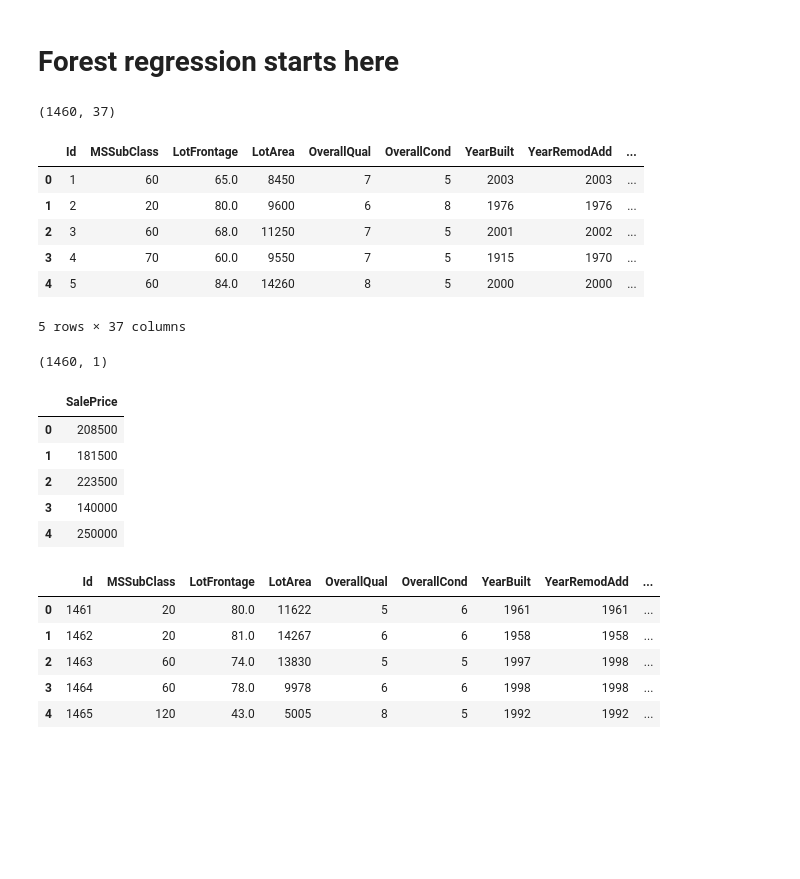
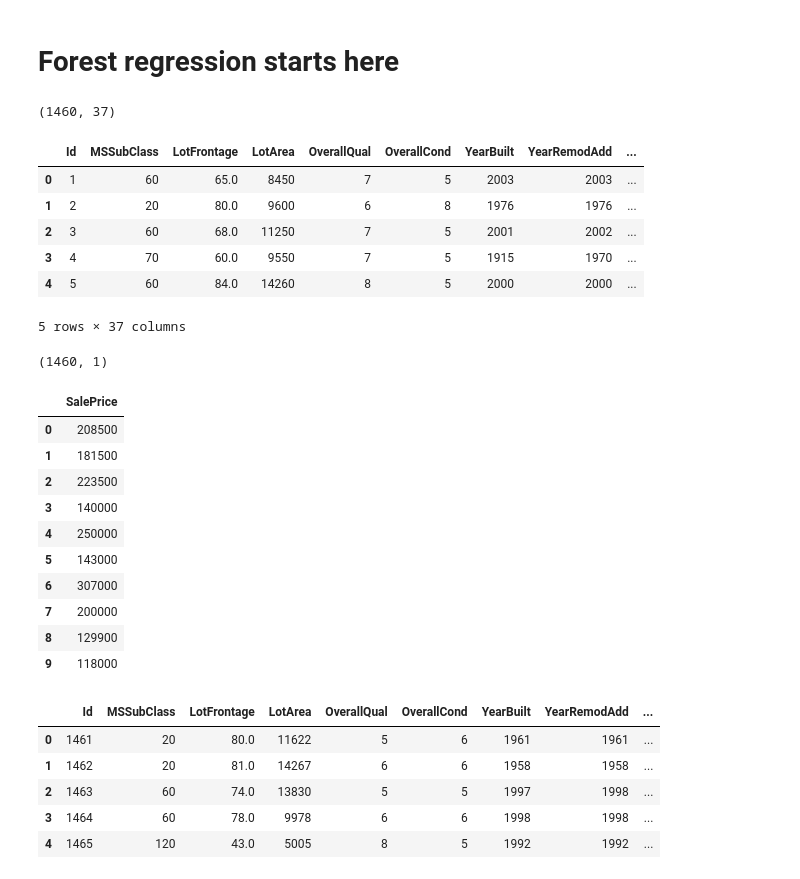
Before and after one commit to yummypugs/Data-Analytics-in-Business, a Jupyter notebook: 3.1.1 Stringless_Housing_RandomForest.ipynb, the cells around one changed output. Drawn from its saved outputs; the diff is of its cells as text; code cells hidden in the pictures; blank space fills up the shorter version.

```diff
--- a/3.1.1 Stringless_Housing_RandomForest.ipynb
+++ b/3.1.1 Stringless_Housing_RandomForest.ipynb
@@ -35,23 +35,28 @@ display(training_data.head(), testing_data.head())
 # %%
 X_train = training_data.iloc[:,:-1]
 y_train = training_data.iloc[:,-1:]
-display(X_train.shape, X_train.head(), y_train.shape, y_train.head())
+display(X_train.shape, X_train.head(), y_train.shape, y_train.head(10))
 # %% [output]
 (1460, 37)
 |  | Id | MSSubClass | LotFrontage | LotArea | OverallQual | OverallCond | YearBuilt | YearRemodAdd | ... |
 | 0 | 1 | 60 | 65.0 | 8450 | 7 | 5 | 2003 | 2003 | ... |
 | 1 | 2 | 20 | 80.0 | 9600 | 6 | 8 | 1976 | 1976 | ... |
 | 2 | 3 | 60 | 68.0 | 11250 | 7 | 5 | 2001 | 2002 | ... |
 | 3 | 4 | 70 | 60.0 | 9550 | 7 | 5 | 1915 | 1970 | ... |
 | 4 | 5 | 60 | 84.0 | 14260 | 8 | 5 | 2000 | 2000 | ... |
 5 rows × 37 columns
 (1460, 1)
 |  | SalePrice |
 | 0 | 208500 |
 | 1 | 181500 |
 | 2 | 223500 |
 | 3 | 140000 |
 | 4 | 250000 |
+| 5 | 143000 |
+| 6 | 307000 |
+| 7 | 200000 |
+| 8 | 129900 |
+| 9 | 118000 |
 # %%
 X_test = testing_data
 y_test = []
```
Also changed, not shown: parts of 13 cells of this notebook, 5 other files.
